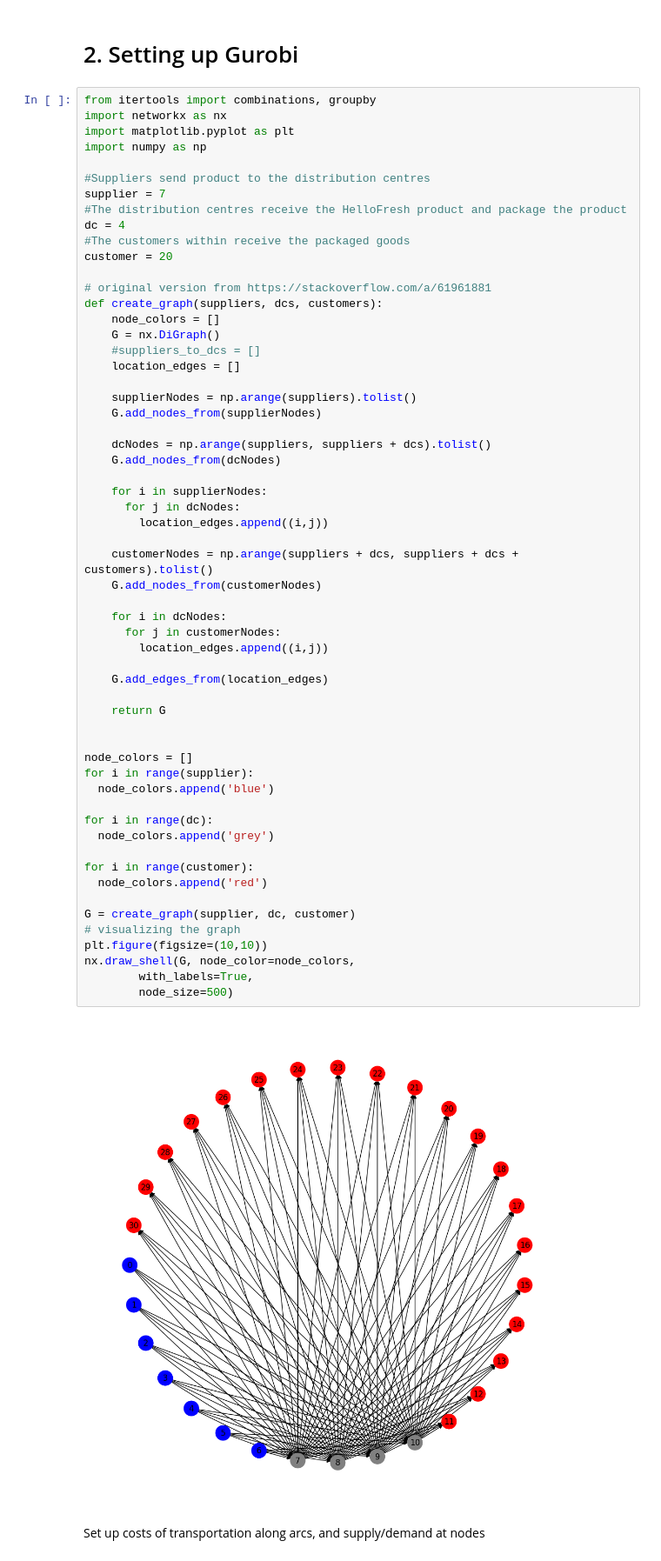
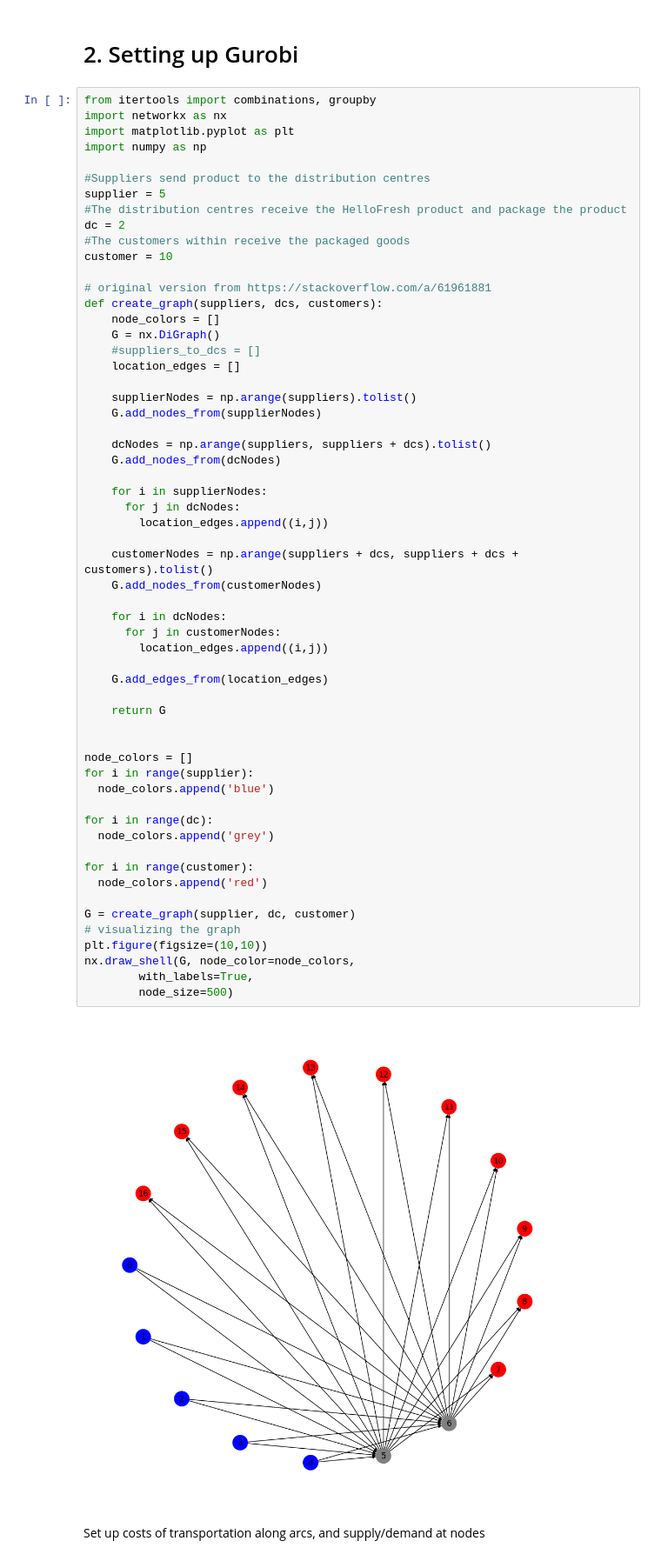
Before and after one commit to HassanRawasia/MSCI-434-Final-Project, a Jupyter notebook: MSCI434_S20_Team3_SupplyChainNetworkDesign.ipynb, the cells around one changed output. Shown: that part at 87% size. Saved outputs shown, nothing was run; the diff lists cells and outputs as text.

```diff
--- a/MSCI434_S20_Team3_SupplyChainNetworkDesign.ipynb
+++ b/MSCI434_S20_Team3_SupplyChainNetworkDesign.ipynb
@@ -27,11 +27,11 @@ import matplotlib.pyplot as plt
 import numpy as np
 
 #Suppliers send product to the distribution centres
-supplier = 7
+supplier = 5
 #The distribution centres receive the HelloFresh product and package the product
-dc = 4
+dc = 2
 #The customers within receive the packaged goods
-customer = 20
+customer = 10
 
 # original version from https://stackoverflow.com/a/61961881
 def create_graph(suppliers, dcs, customers):
@@ -52,34 +52,34 @@ def create_graph(suppliers, dcs, customers):
 
     customerNodes = np.arange(suppliers + dcs, suppliers + dcs + customers).tolist()
     G.add_nodes_from(customerNodes)
 
     for i in dcNodes:
       for j in customerNodes:
         location_edges.append((i,j))
 
     G.add_edges_from(location_edges)
 
     return G
 
 
 node_colors = []
 for i in range(supplier):
   node_colors.append('blue')
 
 for i in range(dc):
   node_colors.append('grey')
 
 for i in range(customer):
   node_colors.append('red')
 
 G = create_graph(supplier, dc, customer)
 # visualizing the graph
 plt.figure(figsize=(10,10))
 nx.draw_shell(G, node_color=node_colors,
         with_labels=True,
         node_size=500)
 # %% [output]
-[figure, old version]
+[figure, new version]
 # %% [markdown]
 Set up costs of transportation along arcs, and supply/demand at nodes
 # %%
```
Also changed, not shown: parts of 3 cells of this notebook.
